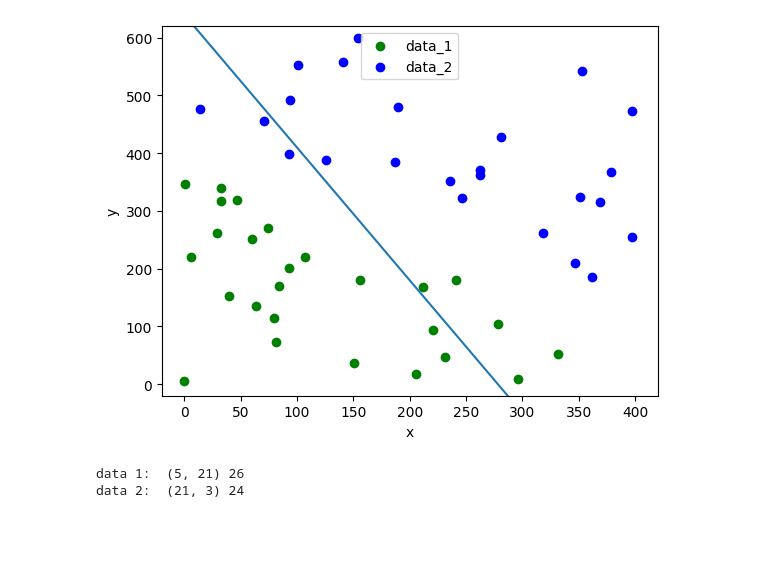
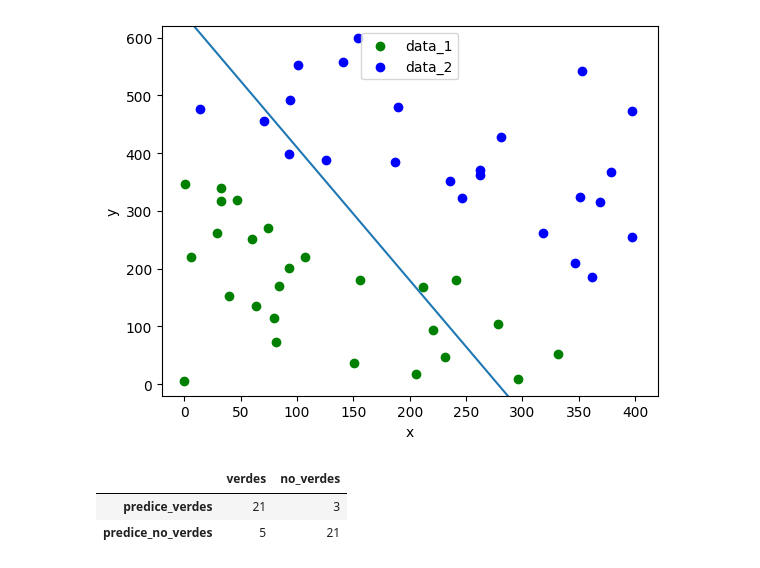
Before and after one commit to MaximilianoVM/MACHINE-LEARNING-2023-2, a Jupyter notebook: 1_Simple_Linear_Discriminant.ipynb, the cells around one changed output. Cells and saved outputs as stored; diff of their text form; code cells hidden in the pictures; blank space fills up the shorter version.

```diff
--- a/1_Simple_Linear_Discriminant.ipynb
+++ b/1_Simple_Linear_Discriminant.ipynb
@@ -127,8 +147,8 @@ plt.show()
 # %% [output]
 [figure]
 # %%
-print('data 1: ', errores(x_data_1, y_data_1, -2.3, 640), len(x_data_1))
-print('data 2: ', errores(x_data_2, y_data_2, -2.3, 640), len(x_data_2))
+conf_matrix(x_data_1, y_data_1, x_data_2, y_data_2, -2.3, 640)
 # %% [output]
-data 1:  (5, 21) 26
-data 2:  (21, 3) 24
+|  | verdes | no_verdes |
+| predice_verdes | 21 | 3 |
+| predice_no_verdes | 5 | 21 |
```
Also changed, not shown: parts of 8 cells of this notebook.
